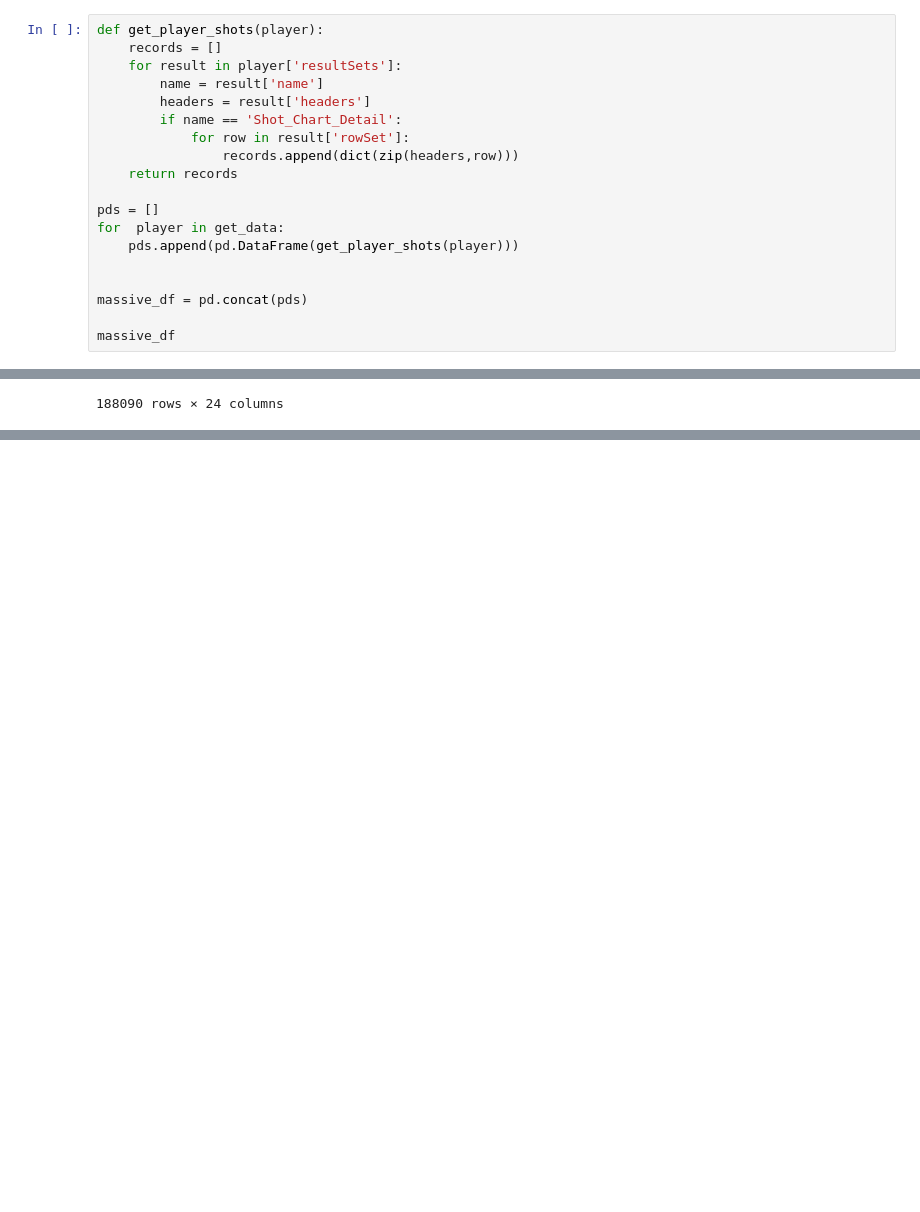
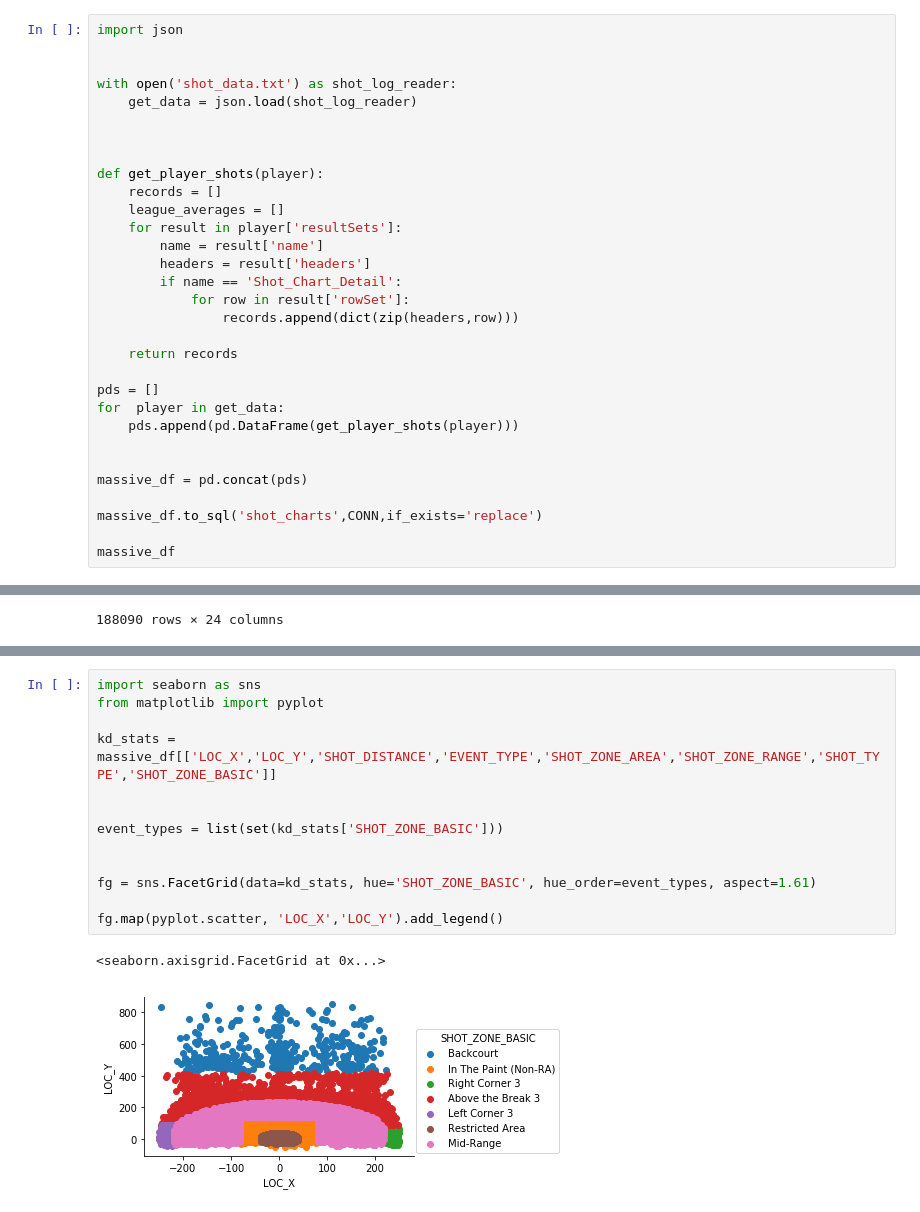
Before and after one commit to AndreiUngur/Codejam2017, a Jupyter notebook: Getting_NBA_Data.ipynb, the cells around one changed output, grey strips where cells are left out. Saved outputs shown, nothing was run; the diff lists cells and outputs as text; blank space fills up the shorter version.

```diff
--- a/Getting_NBA_Data.ipynb
+++ b/Getting_NBA_Data.ipynb
@@ -179,14 +186,24 @@ import json
 with open('shot_data.txt','w') as shot_log_writer:
     json.dump(get_data,shot_log_writer)
 # %%
+import json
+
+
+with open('shot_data.txt') as shot_log_reader:
+    get_data = json.load(shot_log_reader)
+
+
+
 def get_player_shots(player):
     records = []
+    league_averages = []
     for result in player['resultSets']:
         name = result['name']
         headers = result['headers']
         if name == 'Shot_Chart_Detail':
             for row in result['rowSet']:
                 records.append(dict(zip(headers,row)))
+
     return records
 
 pds = []
@@ -196,6 +213,8 @@ for  player in get_data:
 
 massive_df = pd.concat(pds)
 
+massive_df.to_sql('shot_charts',CONN,if_exists='replace')
+
 massive_df
 # %% [output]
 |  | ACTION_TYPE | EVENT_TYPE | GAME_DATE | GAME_EVENT_ID | GAME_ID | GRID_TYPE | HTM | LOC_X | LOC_Y | ... |
@@ -218,0 +474,16 @@ massive_df
+# %%
+import seaborn as sns
+from matplotlib import pyplot
+
+kd_stats = massive_df[['LOC_X','LOC_Y','SHOT_DISTANCE','EVENT_TYPE','SHOT_ZONE_AREA','SHOT_ZONE_RANGE','SHOT_TYPE','SHOT_ZONE_BASIC']]
+
+
+event_types = list(set(kd_stats['SHOT_ZONE_BASIC']))
+
+
+fg = sns.FacetGrid(data=kd_stats, hue='SHOT_ZONE_BASIC', hue_order=event_types, aspect=1.61)
+
+fg.map(pyplot.scatter, 'LOC_X','LOC_Y').add_legend()
+# %% [output]
+<seaborn.axisgrid.FacetGrid at 0x...>
+[figure, added]
```
Also changed, not shown: parts of 10 cells of this notebook, 3 other files.
